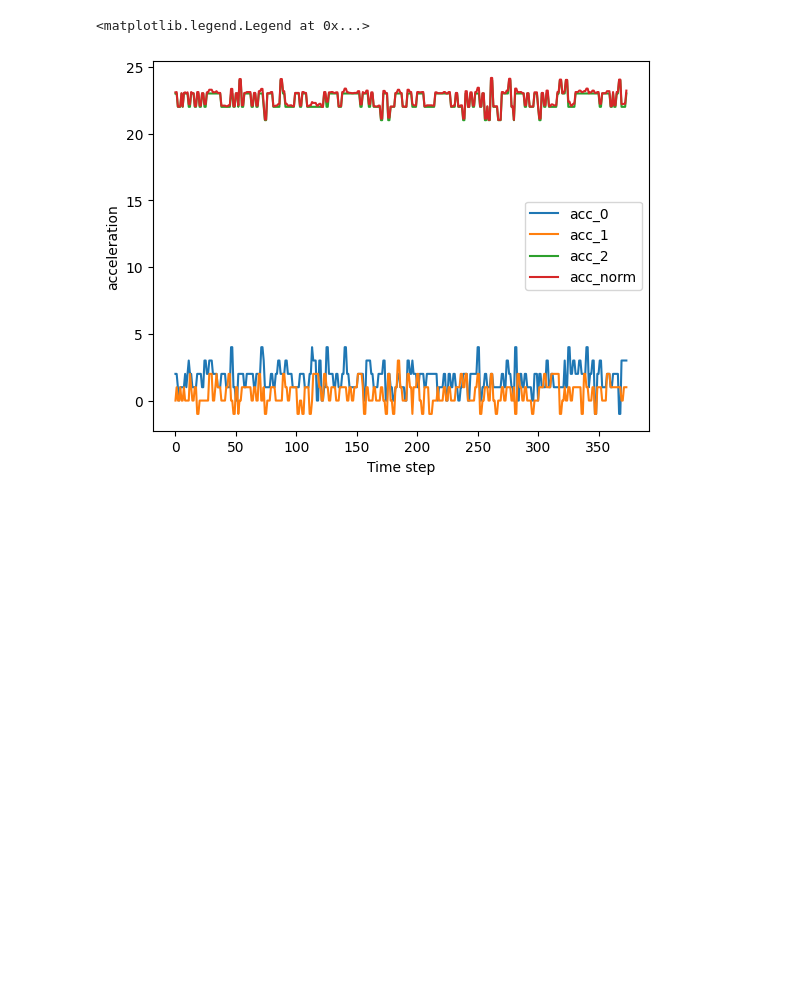
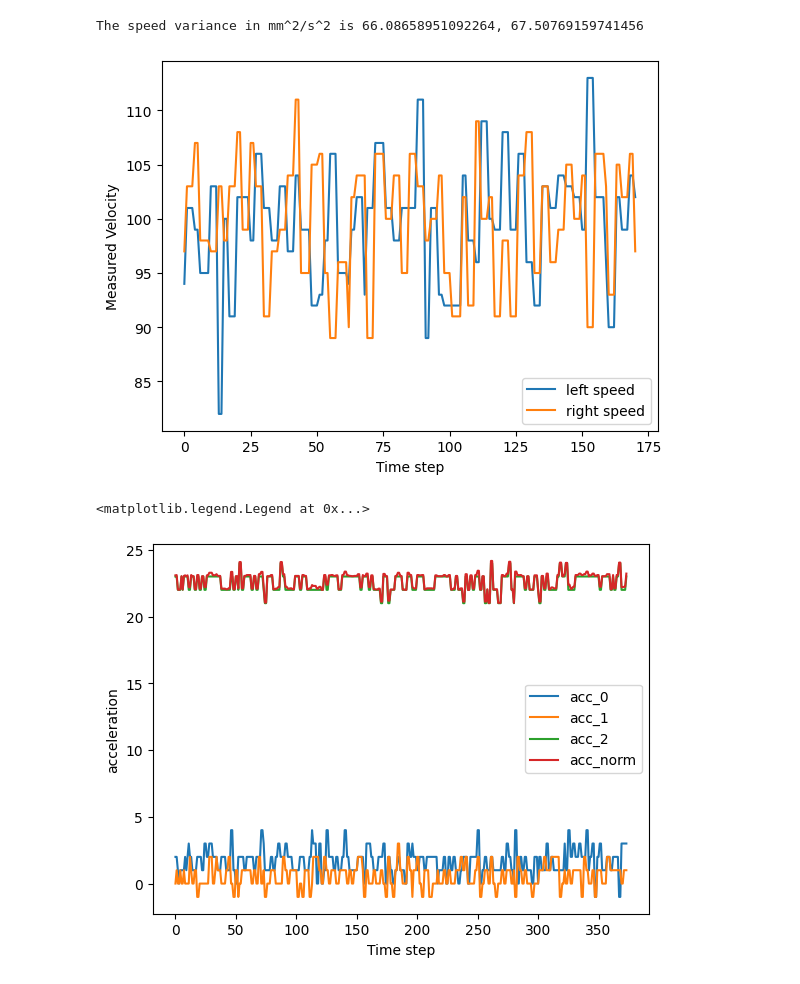
Before and after one commit to aorellanat/BOMR_project, a Jupyter notebook: src/calibration.ipynb, the cells around one changed output. Drawn from its saved outputs; the diff is of its cells as text; code cells hidden in the pictures; blank space fills up the shorter version.

```diff
--- a/src/calibration.ipynb
+++ b/src/calibration.ipynb
@@ -78,3 +123,18 @@ from tqdm import tqdm
+# %%
+# choose idx to crop the data from visual inspection of the graph
+idx=15
+plt.plot(l_speed[idx:], label="left speed")
+plt.plot(r_speed[idx:], label="right speed")
+plt.xlabel("Time step")
+plt.ylabel("Measured Velocity")
+plt.legend()
+var_l_speed = np.var(l_speed[idx:]/thymio_speed_to_mms) # took from 55 to avoid the initial transient and devid by the conversion factor
+var_r_speed = np.var(r_speed[idx:]/thymio_speed_to_mms)
+
+print(f"The speed variance in mm^2/s^2 is {var_l_speed}, {var_r_speed}")
+# %% [output]
+The speed variance in mm^2/s^2 is 66.08658951092264, 67.50769159741456
+[figure, added]
 # %%
 acc_0 = np.array([x["acc"][0] for x in thymio_data])
 acc_1 = np.array([x["acc"][1] for x in thymio_data])
```
Also changed, not shown: parts of 11 cells of this notebook.
